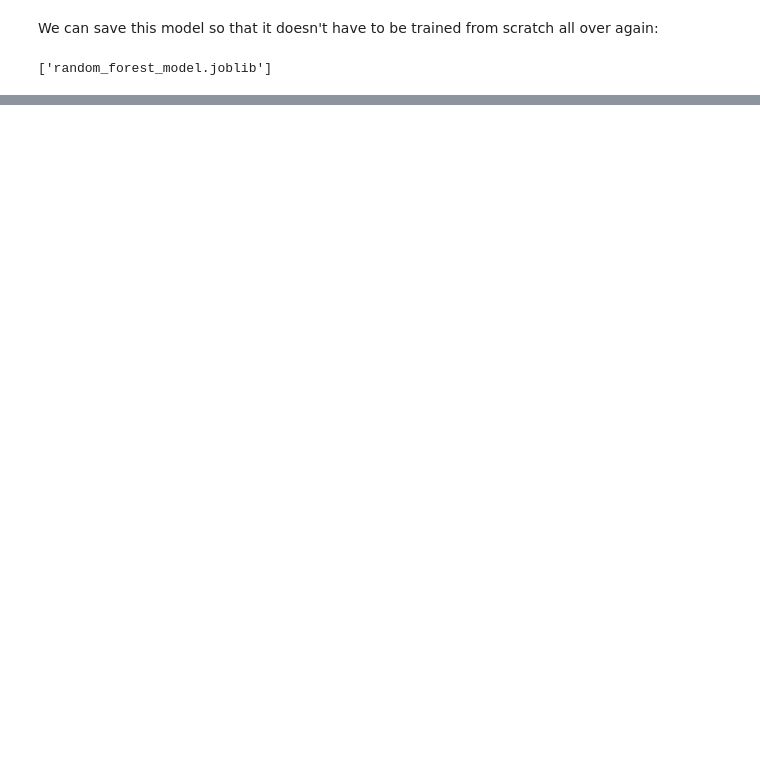
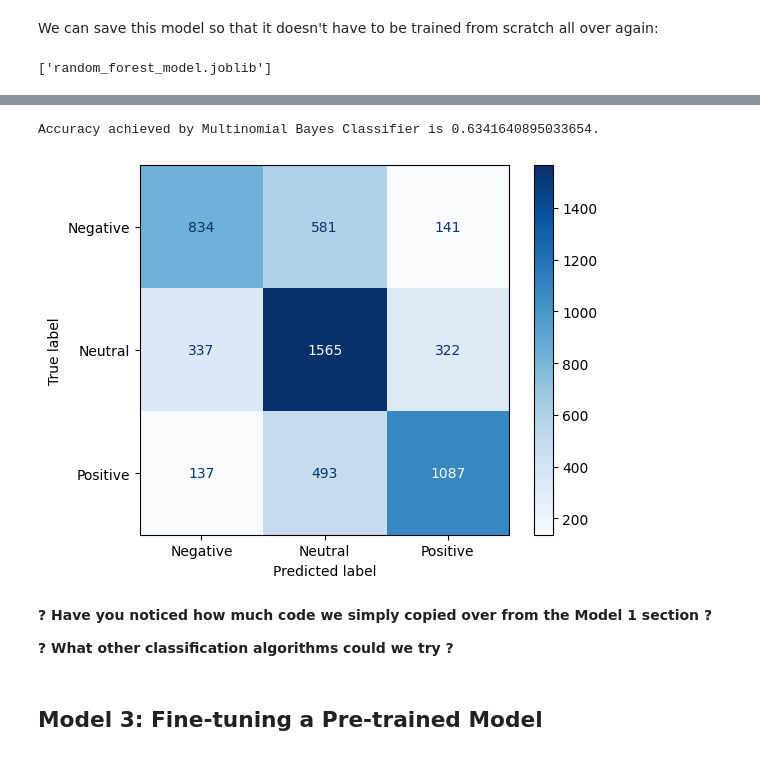
Before and after one commit to AmeerAliSaleem/isoc_tech_workshop_2024, a Jupyter notebook: Warwick_ISoc_Tech_Project_Ghost.ipynb, the cells around one changed output, grey strips where cells are left out. Cells and saved outputs as stored; diff of their text form; code cells hidden in the pictures; blank space fills up the shorter version.

```diff
--- a/Warwick_ISoc_Tech_Project_Ghost.ipynb
+++ b/Warwick_ISoc_Tech_Project_Ghost.ipynb
@@ -288,4 +260,0 @@ random_grid = {'n_estimators': n_estimators,
-# %%
-rf_random = RandomizedSearchCV(estimator = model1, param_distributions = random_grid, n_iter = 10, cv = 3, verbose=2, random_state=42, n_jobs = -1)
-# Fit the random search model
-rf_random.fit(X_train, y_train)
@@ -357,0 +352,24 @@ Don't forget to consult the ISoc Tech Notion page: https://silky-double-2ea.noti
+# %%
+from sklearn.ensemble import GradientBoostingClassifier
+gb_clf = GradientBoostingClassifier()
+
+gb_clf.fit(X_train, y_train)
+y_pred_gb = gb_clf.predict(X_test)
+acc_gb = accuracy_score(y_test, y_pred_gb)
+cm_gb = confusion_matrix(y_test, y_pred_gb)
+
+print(f"Accuracy achieved by Gradient Boosted Classifier is {acc_gb}.")
+# %% [output]
+Accuracy achieved by Multinomial Bayes Classifier is 0.6341640895033654.
+# %%
+disp_gb = ConfusionMatrixDisplay(confusion_matrix=cm_gb, display_labels=['Negative','Neutral','Positive'])
+disp_gb.plot(cmap=plt.cm.Blues)
+plt.show()
+# %% [output]
+[figure, added]
+# %% [markdown]
+**? Have you noticed how much code we simply copied over from the Model 1 section ?**
+
+**? What other classification algorithms could we try ?**
+# %% [markdown]
+## Model 3: Fine-tuning a Pre-trained Model
```
Also changed, not shown: parts of 71 cells of this notebook.
